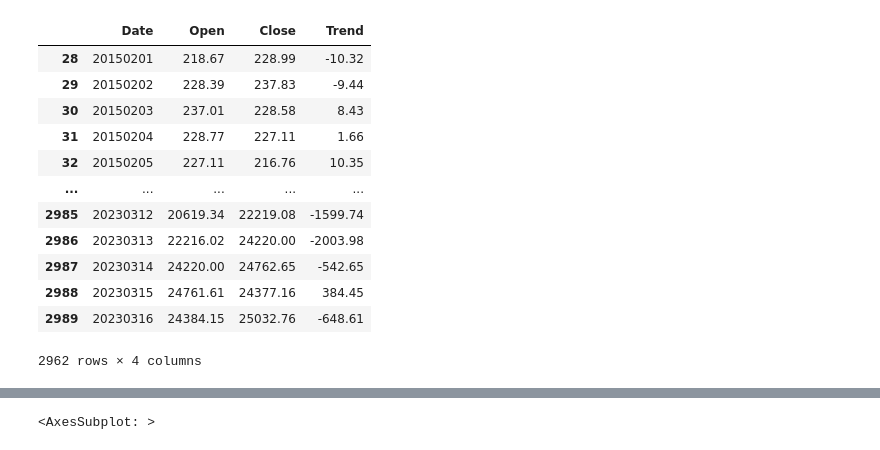
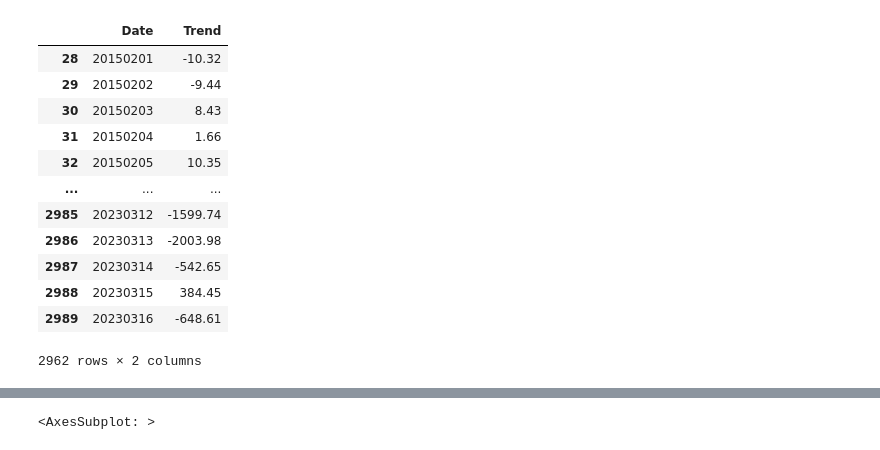
Before and after one commit to aintproud/analitic, a Jupyter notebook: 1.ipynb, the cells around one changed output, grey strips where cells are left out. Saved outputs shown, nothing was run; the diff lists cells and outputs as text; code cells hidden in the pictures.

```diff
--- a/1.ipynb
+++ b/1.ipynb
@@ -6,21 +6,22 @@ smp500 = pd.read_csv('^spx_d (1).csv')
 # %%
 bitcoin = bitcoin.iloc[:,[2,4,7]]
 bitcoin.drop(range(28), inplace=True)
 bitcoin.columns = ['Date', 'Open', 'Close']
 bitcoin['Trend'] = bitcoin['Open']-bitcoin['Close']
+bitcoin = bitcoin[['Date', 'Trend']]
 bitcoin
 # %% [output]
-|  | Date | Open | Close | Trend |
-| 28 | 20150201 | 218.67 | 228.99 | -10.32 |
-| 29 | 20150202 | 228.39 | 237.83 | -9.44 |
-| 30 | 20150203 | 237.01 | 228.58 | 8.43 |
-| 31 | 20150204 | 228.77 | 227.11 | 1.66 |
-| 32 | 20150205 | 227.11 | 216.76 | 10.35 |
-| ... | ... | ... | ... | ... |
-| 2985 | 20230312 | 20619.34 | 22219.08 | -1599.74 |
-| 2986 | 20230313 | 22216.02 | 24220.00 | -2003.98 |
-| 2987 | 20230314 | 24220.00 | 24762.65 | -542.65 |
-| 2988 | 20230315 | 24761.61 | 24377.16 | 384.45 |
-| 2989 | 20230316 | 24384.15 | 25032.76 | -648.61 |
+|  | Date | Trend |
+| 28 | 20150201 | -10.32 |
+| 29 | 20150202 | -9.44 |
+| 30 | 20150203 | 8.43 |
+| 31 | 20150204 | 1.66 |
+| 32 | 20150205 | 10.35 |
+| ... | ... | ... |
+| 2985 | 20230312 | -1599.74 |
+| 2986 | 20230313 | -2003.98 |
+| 2987 | 20230314 | -542.65 |
+| 2988 | 20230315 | 384.45 |
+| 2989 | 20230316 | -648.61 |
-2962 rows × 4 columns
+2962 rows × 2 columns
 # %%
```
Also changed, not shown: parts of 9 cells of this notebook.
